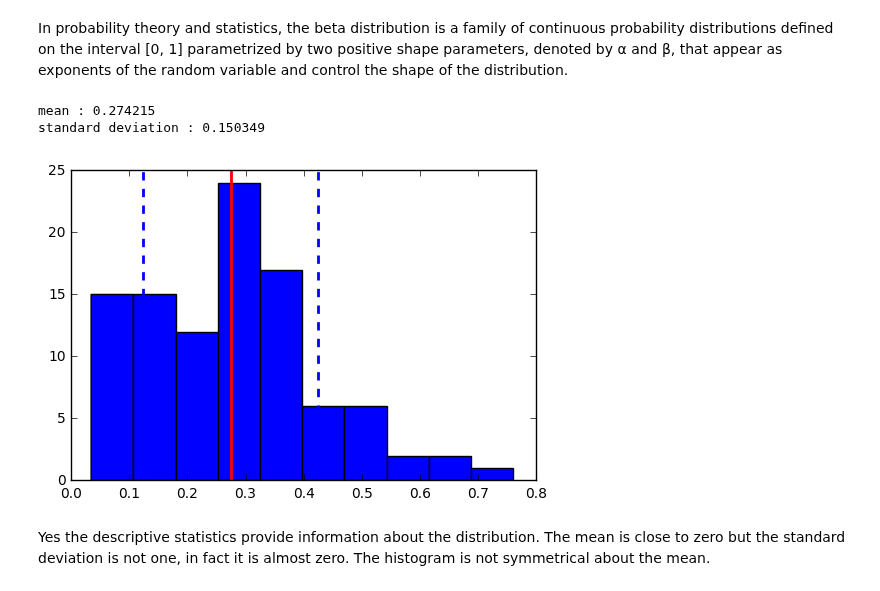
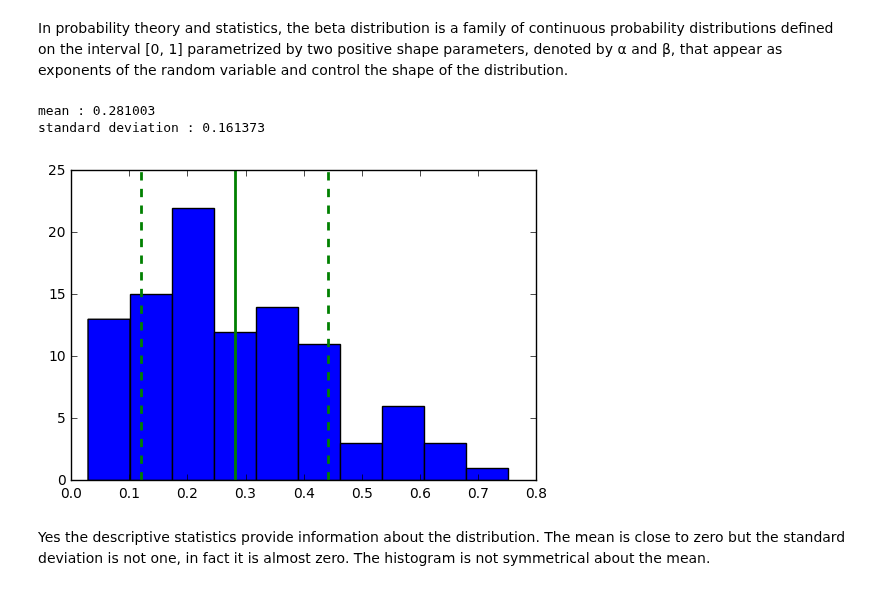
Before and after one commit to 315iah515/Thinkful-Notebooks, a Jupyter notebook: Prep/DRILL_DescriptiveStatistics&Normality.ipynb, the cells around one changed output. Drawn from its saved outputs; the diff is of its cells as text; code cells hidden in the pictures.

```diff
--- a/Prep/DRILL_DescriptiveStatistics&Normality.ipynb
+++ b/Prep/DRILL_DescriptiveStatistics&Normality.ipynb
@@ -51,23 +51,23 @@ In probability theory and statistics, the beta distribution is a family of conti
 # %%
 beta_data = np.random.beta(a=2, b=5, size=100)
 mean = np.mean(beta_data)
 sd = np.std(beta_data, ddof=1)
 print('mean : %f' % mean)
 print('standard deviation : %f' % sd)
 plt.hist(beta_data)
 # Add a vertical line at the mean
-plt.axvline(mean, color='r', linestyle='solid', linewidth=2)
+plt.axvline(mean, color='g', linestyle='solid', linewidth=2)
 
 # Add a vertical line at one standard deviation above the mean.
-plt.axvline(mean + sd, color='b', linestyle='dashed', linewidth=2)
+plt.axvline(mean + sd, color='g', linestyle='dashed', linewidth=2)
 
 #Add a vertical line at one standard deviation below the mean.
-plt.axvline(mean - sd, color='b', linestyle='dashed', linewidth=2)
+plt.axvline(mean - sd, color='g', linestyle='dashed', linewidth=2)
 plt.show()
 # %% [output]
-mean : 0.274215
-standard deviation : 0.150349
+mean : 0.281003
+standard deviation : 0.161373
-[figure, old version]
+[figure, new version]
 # %% [markdown]
 Yes the descriptive statistics provide information about the distribution. The mean is close to zero but the standard deviation is not one, in fact it is almost zero. The histogram is not symmetrical about the mean.
 # %% [markdown]
```
Also changed, not shown: parts of 5 cells of this notebook.
